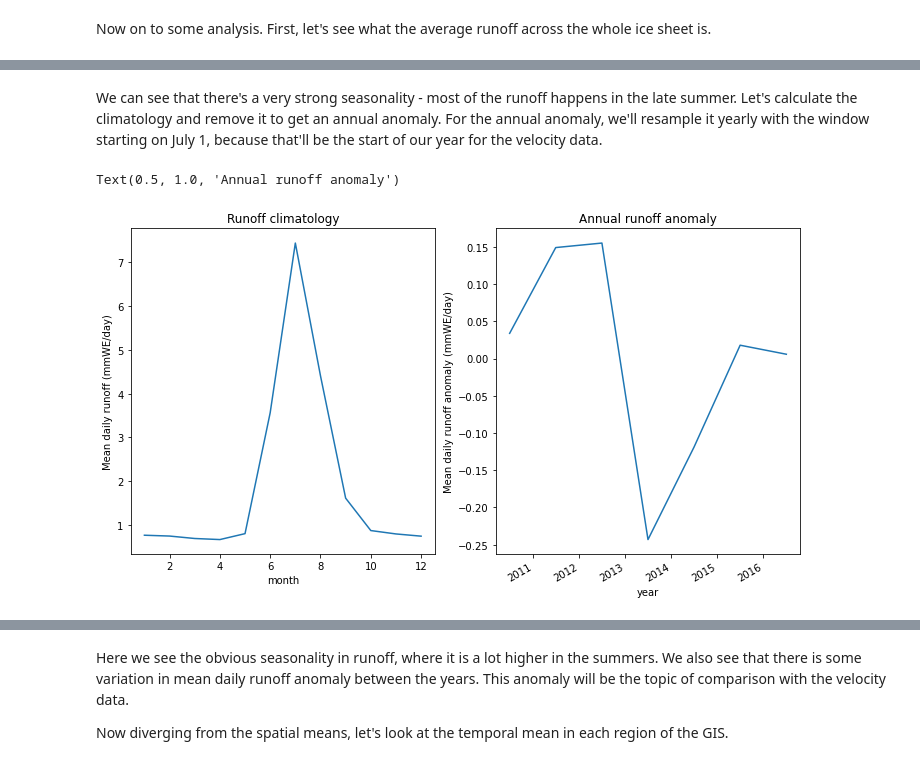
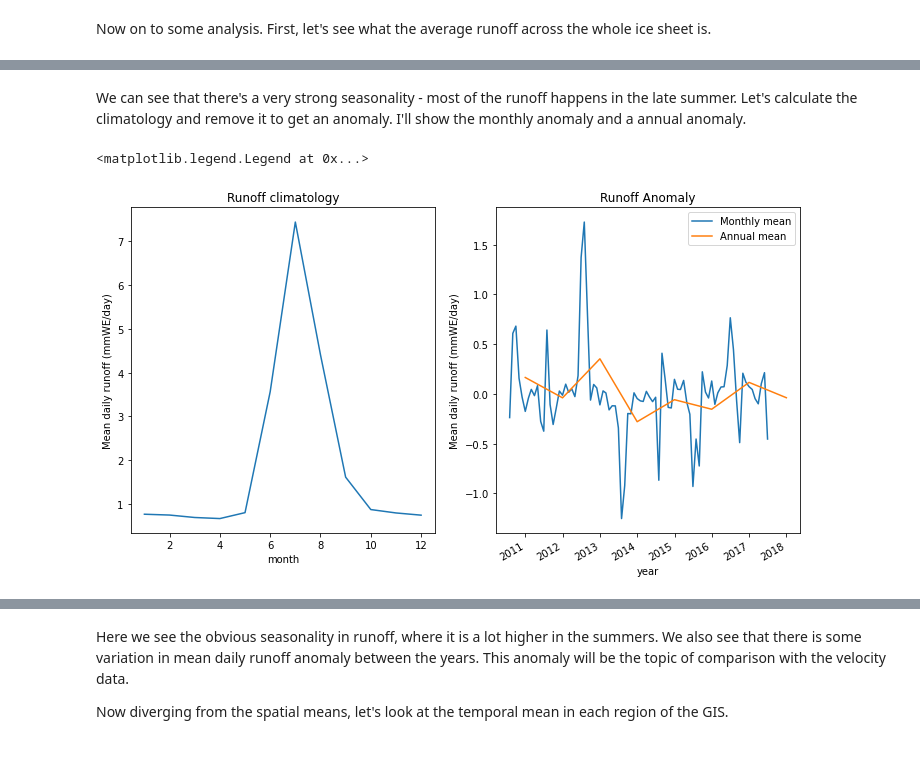
Before and after one commit to glugeorge/rces-project, a Jupyter notebook: project.ipynb, the cells around one changed output, grey strips where cells are left out. Saved outputs shown, nothing was run; the diff lists cells and outputs as text; code cells hidden in the pictures.

```diff
--- a/project.ipynb
+++ b/project.ipynb
@@ -161,18 +171,22 @@ Text(0, 0.5, 'Runoff (mmWE/day)')
 # %% [markdown]
-We can see that there's a very strong seasonality - most of the runoff happens in the late summer. Let's calculate the climatology and remove it to get an annual anomaly. For the annual anomaly, we'll resample it yearly with the window starting on July 1, because that'll be the start of our year for the velocity data.
+We can see that there's a very strong seasonality - most of the runoff happens in the late summer. Let's calculate the climatology and remove it to get an anomaly. I'll show the monthly anomaly and a annual anomaly.
-# %%
-gb = ds_mar_2010_2017.groupby('TIME.month')
-climatology = gb.mean(dim='TIME')
-anomaly = gb-climatology
-anomaly_resampled = anomaly.resample(TIME='AS-JUL').mean()
-fig, axes = plt.subplots(ncols = 2)
-climatology.RU.mean(dim=['x','y']).plot(ax=axes[0])
-axes[0].set_ylabel("Mean daily runoff (mmWE/day)")
-axes[0].set_title("Runoff climatology")
-anomaly_resampled.RU.mean(dim=['x','y']).plot(ax=axes[1])
-axes[1].set_ylabel("Mean daily runoff anomaly (mmWE/day)")
-axes[1].set_xlabel("year")
-axes[1].set_title("Annual runoff anomaly")
-# %% [output]
-Text(0.5, 1.0, 'Annual runoff anomaly')
-[figure, removed]
+# %%
+gb = ds_mar_2010_2017.groupby('TIME.month')
+climatology = gb.mean(dim='TIME')
+anomaly = gb-climatology
+anomaly_monthly = anomaly.resample(TIME='M').mean()
+anomaly_yearly = anomaly.resample(TIME='A').mean()
+fig, axes = plt.subplots(ncols = 2)
+climatology.RU.mean(dim=['x','y']).plot(ax=axes[0])
+axes[0].set_ylabel("Mean daily runoff (mmWE/day)")
+axes[0].set_title("Runoff climatology")
+
+anomaly_monthly.RU.mean(dim=['x','y']).plot(ax=axes[1],label="Monthly mean")
+anomaly_yearly.RU.mean(dim=['x','y']).plot(ax=axes[1],label="Annual mean")
+axes[1].set_xlabel("year")
+axes[1].set_ylabel("Mean daily runoff (mmWE/day)")
+axes[1].set_title("Runoff Anomaly")
+plt.legend()
+# %% [output]
+<matplotlib.legend.Legend at 0x...>
+[figure, added]
```
Also changed, not shown: parts of 18 cells of this notebook.
